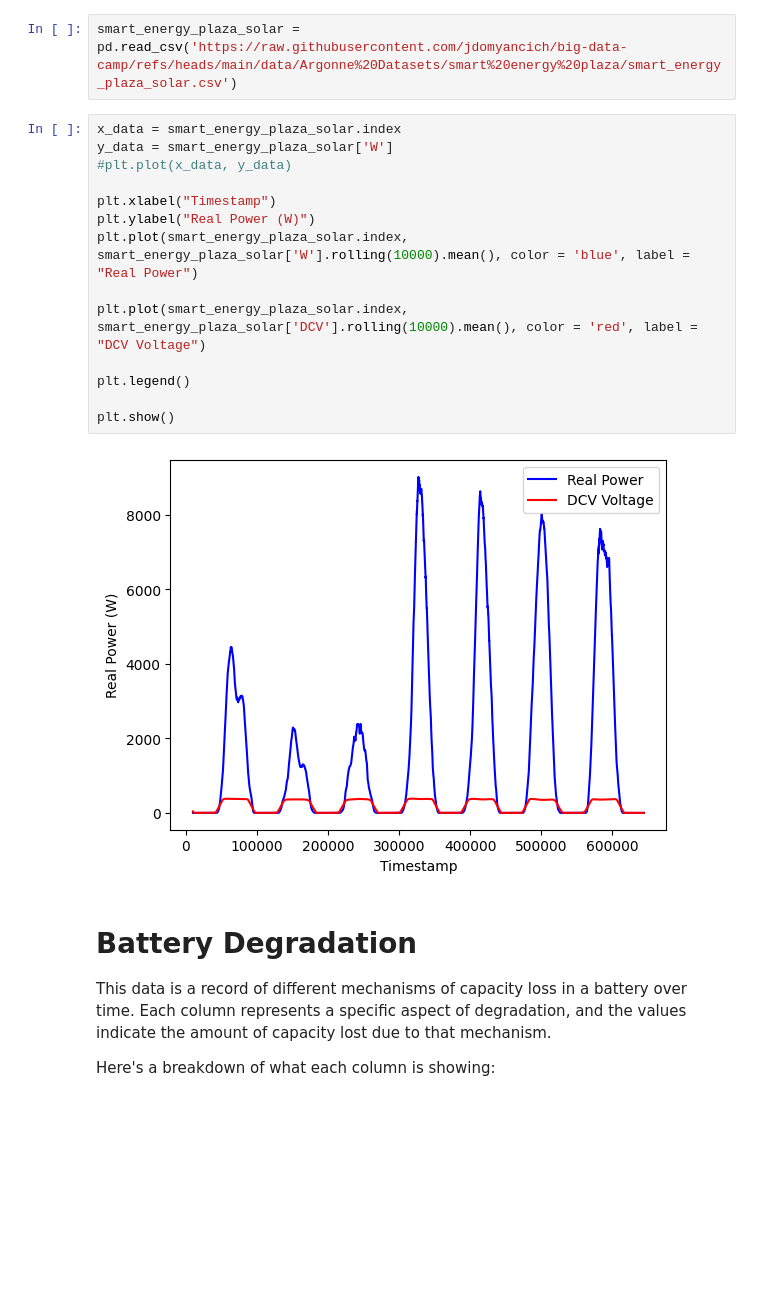
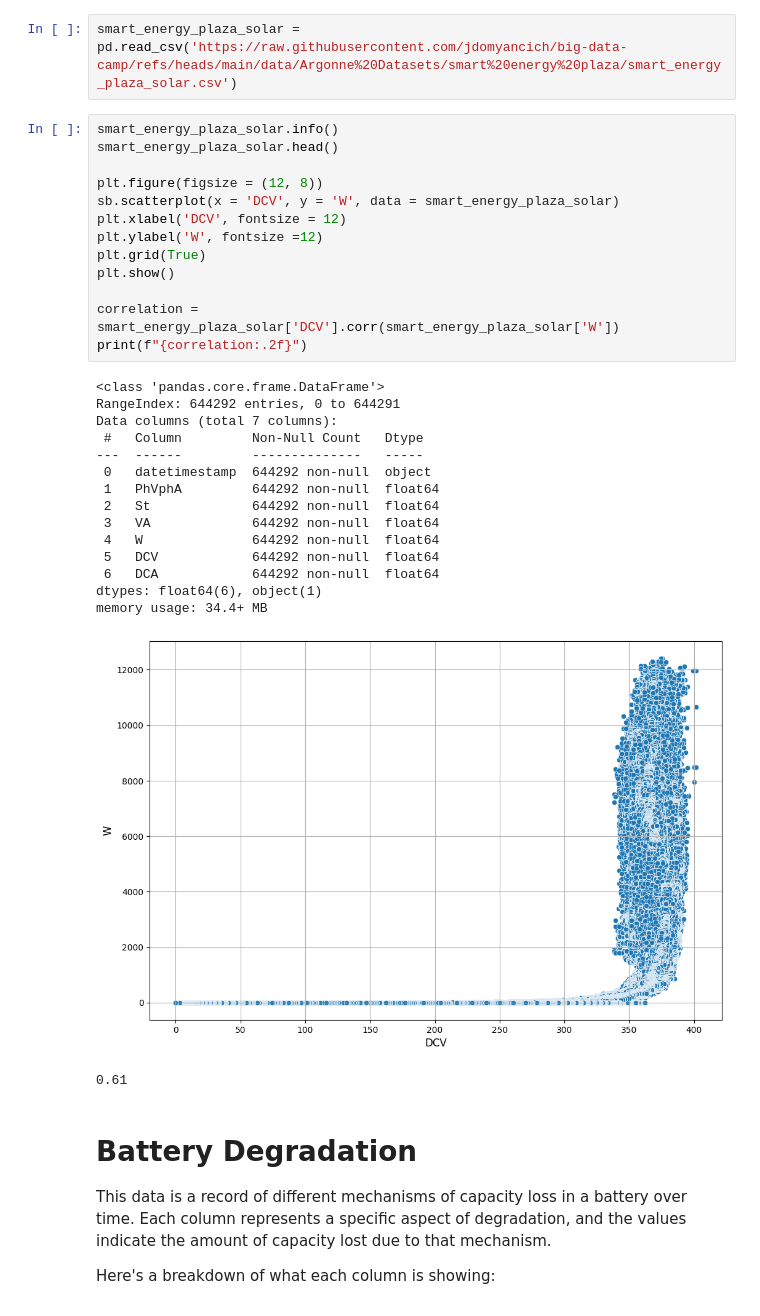
Before and after one commit to Amyy13/Amyy13, a Jupyter notebook: 10_Argonne_dataset_explorer.ipynb, the cells around one changed output. Drawn from its saved outputs; the diff is of its cells as text; blank space fills up the shorter version.

```diff
--- a/10_Argonne_dataset_explorer.ipynb
+++ b/10_Argonne_dataset_explorer.ipynb
@@ -73,21 +134,35 @@ Here's an explanation of each column:
 # %%
 smart_energy_plaza_solar = pd.read_csv('https://raw.githubusercontent.com/jdomyancich/big-data-camp/refs/heads/main/data/Argonne%20Datasets/smart%20energy%20plaza/smart_energy_plaza_solar.csv')
 # %%
-x_data = smart_energy_plaza_solar.index
-y_data = smart_energy_plaza_solar['W']
-#plt.plot(x_data, y_data)
+smart_energy_plaza_solar.info()
+smart_energy_plaza_solar.head()
 
-plt.xlabel("Timestamp")
-plt.ylabel("Real Power (W)")
-plt.plot(smart_energy_plaza_solar.index, smart_energy_plaza_solar['W'].rolling(10000).mean(), color = 'blue', label = "Real Power")
+plt.figure(figsize = (12, 8))
+sb.scatterplot(x = 'DCV', y = 'W', data = smart_energy_plaza_solar)
+plt.xlabel('DCV', fontsize = 12)
+plt.ylabel('W', fontsize =12)
+plt.grid(True)
+plt.show()
 
-plt.plot(smart_energy_plaza_solar.index, smart_energy_plaza_solar['DCV'].rolling(10000).mean(), color = 'red', label = "DCV Voltage")
-
-plt.legend()
-
-plt.show()
+correlation = smart_energy_plaza_solar['DCV'].corr(smart_energy_plaza_solar['W'])
+print(f"{correlation:.2f}")
 # %% [output]
+<class 'pandas.core.frame.DataFrame'>
+RangeIndex: 644292 entries, 0 to 644291
+Data columns (total 7 columns):
+ #   Column         Non-Null Count   Dtype
+---  ------         --------------   -----
+ 0   datetimestamp  644292 non-null  object
+ 1   PhVphA         644292 non-null  float64
+ 2   St             644292 non-null  float64
+ 3   VA             644292 non-null  float64
+ 4   W              644292 non-null  float64
+ 5   DCV            644292 non-null  float64
+ 6   DCA            644292 non-null  float64
+dtypes: float64(6), object(1)
+memory usage: 34.4+ MB
-[figure, old version]
+[figure, new version]
+0.61
 # %% [markdown]
 # Battery Degradation
 
```
Also changed, not shown: parts of 5 cells of this notebook.
